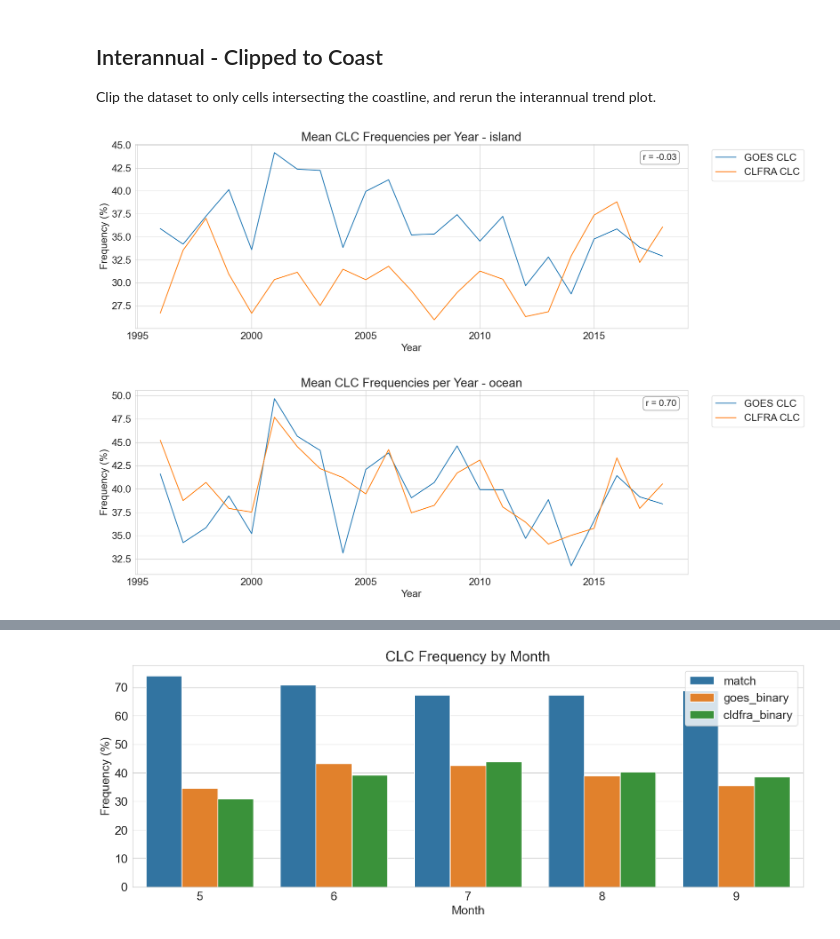
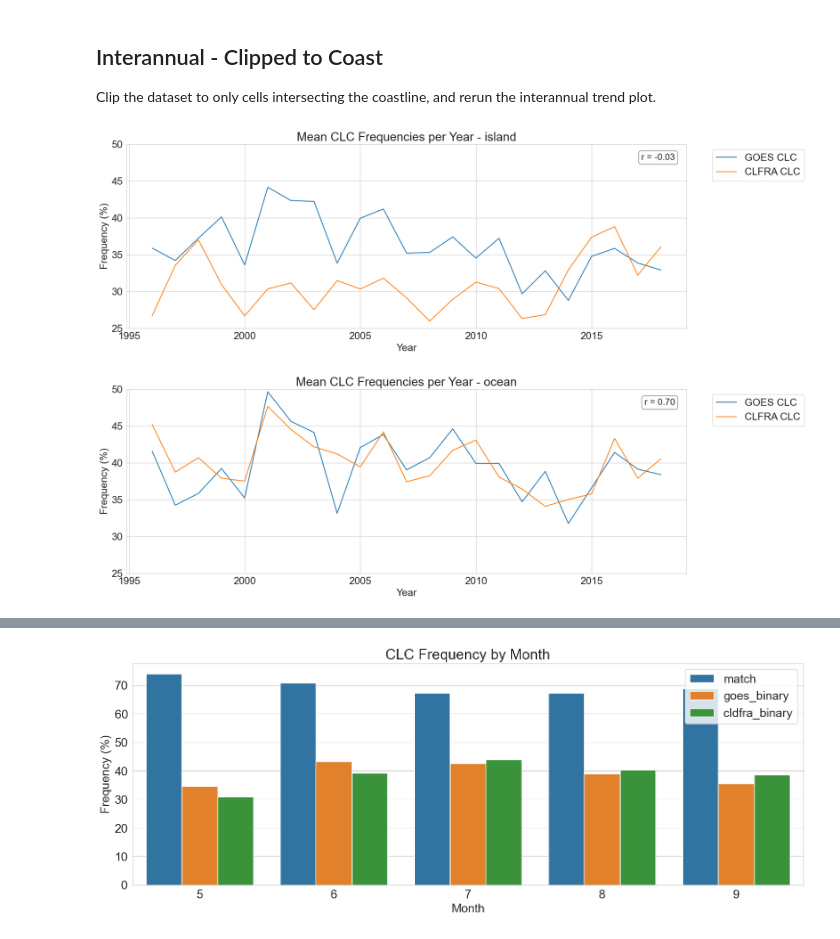
Before and after one commit to UCSB-NRS/sci-wrf-analysis, a Jupyter notebook: notebooks/wrf-goes-low-clouds-cldfra.ipynb, the cells around one changed output, grey strips where cells are left out. Cells and saved outputs as stored; diff of their text form; code cells hidden in the pictures.

```diff
--- a/notebooks/wrf-goes-low-clouds-cldfra.ipynb
+++ b/notebooks/wrf-goes-low-clouds-cldfra.ipynb
@@ -663,6 +603,7 @@ ax.text(0.98, 0.95, f'r = {correlation:.2f}',
         transform=ax.transAxes,
         ha='right', va='top',
         fontsize=16, bbox=dict(boxstyle='round,pad=0.3', facecolor='white', edgecolor='gray'))
+ax.set_ylim(25,50)
 
 
 plt.tight_layout()
@@ -702,33 +643,34 @@ for masked in dict_list:
         correlation = round(np.corrcoef(df_gp['goes_binary'], df_gp['cldfra_binary'])[0,1],2)
 
         fig, ax = plt.subplots(figsize=(18,6))
         sns.lineplot(data=df_gp,
                 x='year',
                 y='goes_binary',
                 label='GOES CLC')
         sns.lineplot(data=df_gp,
                 x='year',
                 y='cldfra_binary',
                 label='CLFRA CLC')
         #sns.lineplot(data=df_gp,
         #            x='year',
         #            y='match',
         #            label='Match Frequency')
         ax.set(title=f'Mean CLC Frequencies per Year - {masked['type']}',
         xlabel='Year',
         ylabel='Frequency (%)')
         plt.legend(loc='upper right', bbox_to_anchor=(1.22, 1))
         # Add annotation
         ax.text(0.98, 0.95, f'r = {correlation:.2f}',
                 transform=ax.transAxes,
                 ha='right', va='top',
                 fontsize=16, bbox=dict(boxstyle='round,pad=0.3', facecolor='white', edgecolor='gray'))
+        ax.set_ylim(25, 50)
 
 
         plt.tight_layout()
 
         plt.show()
 # %% [output]
-[figure, old version]
+[figure, new version]
-[figure, old version]
+[figure, new version]
 # %% [markdown]
```
Also changed, not shown: parts of 18 cells of this notebook, 6 other files.
